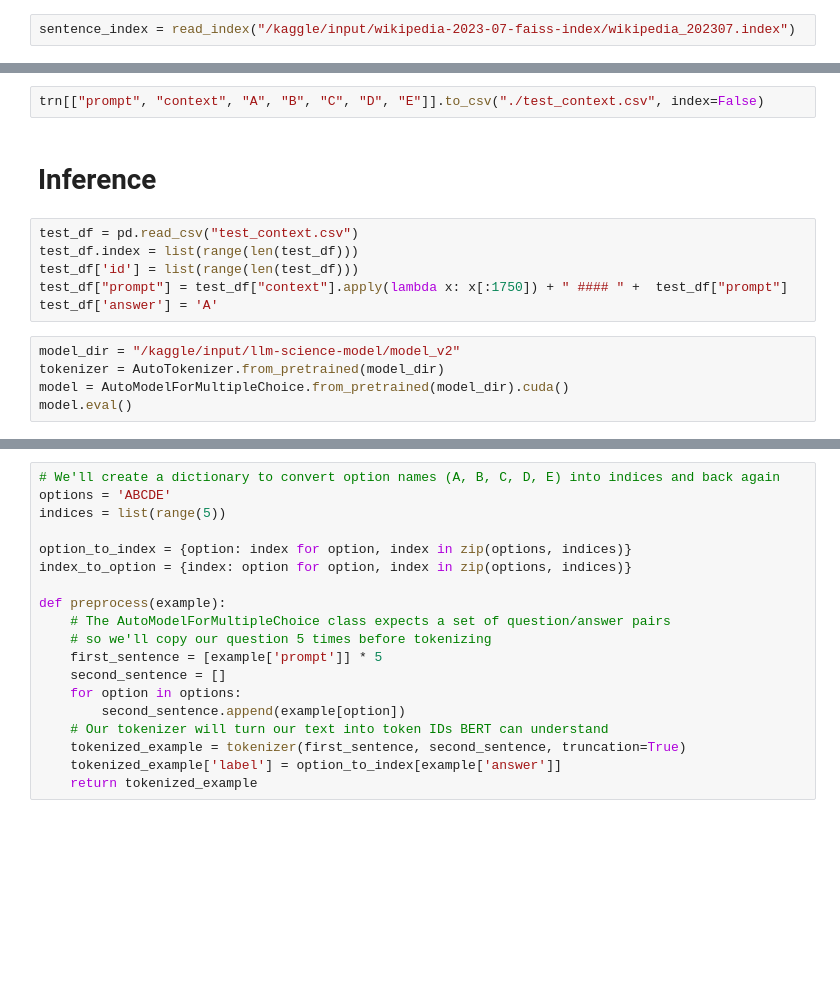
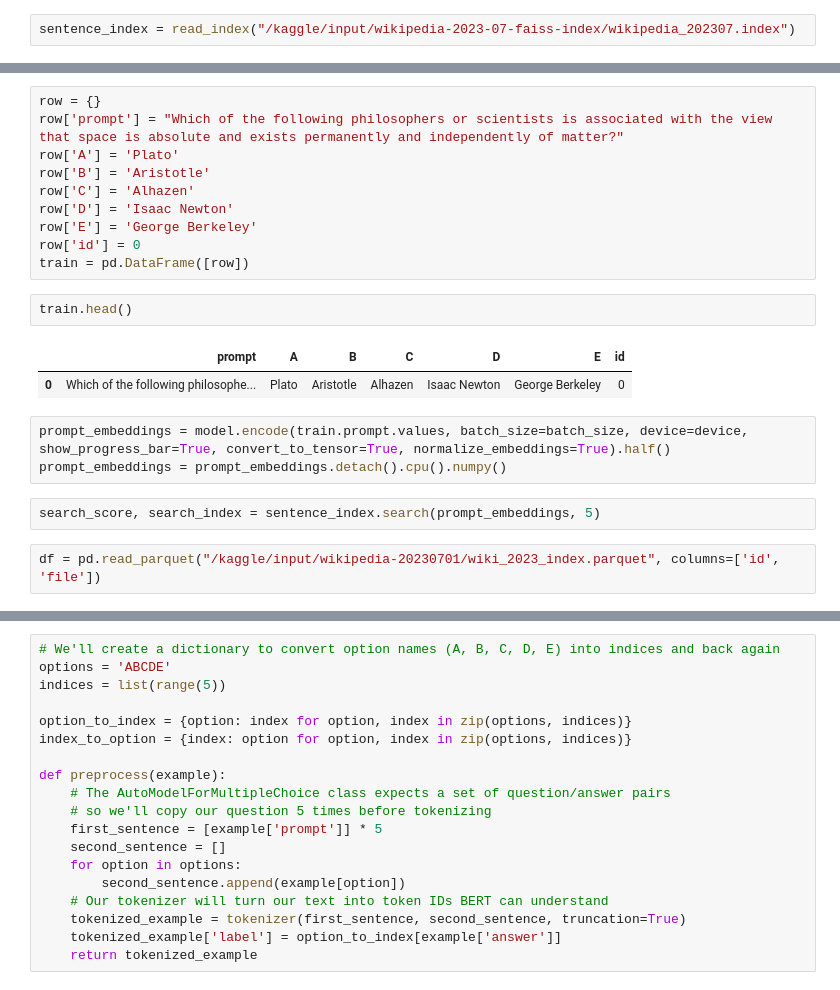
Before and after one commit to heyyviv/LLM-science-exam, a Jupyter notebook: llm-science-p3-submission.ipynb, the cells around one changed output, grey strips where cells are left out. Cells and saved outputs as stored; diff of their text form; blank space fills up the shorter version.

```diff
--- a/llm-science-p3-submission.ipynb
+++ b/llm-science-p3-submission.ipynb
@@ -258,15 +66,22 @@ trn['context'] = contexts
-# %%
-trn[["prompt", "context", "A", "B", "C", "D", "E"]].to_csv("./test_context.csv", index=False)
-# %% [markdown]
-# Inference
-# %%
-test_df = pd.read_csv("test_context.csv")
-test_df.index = list(range(len(test_df)))
-test_df['id'] = list(range(len(test_df)))
-test_df["prompt"] = test_df["context"].apply(lambda x: x[:1750]) + " #### " +  test_df["prompt"]
-test_df['answer'] = 'A'
-# %%
-model_dir = "/kaggle/input/llm-science-model/model_v2"
-tokenizer = AutoTokenizer.from_pretrained(model_dir)
-model = AutoModelForMultipleChoice.from_pretrained(model_dir).cuda()
-model.eval()
+# %%
+row = {}
+row['prompt'] = "Which of the following philosophers or scientists is associated with the view that space is absolute and exists permanently and independently of matter?"
+row['A'] = 'Plato'
+row['B'] = 'Aristotle'
+row['C'] = 'Alhazen'
+row['D'] = 'Isaac Newton'
+row['E'] = 'George Berkeley'
+row['id'] = 0
+train = pd.DataFrame([row])
+# %%
+train.head()
+# %% [output]
+|  | prompt | A | B | C | D | E | id |
+| 0 | Which of the following philosophe... | Plato | Aristotle | Alhazen | Isaac Newton | George Berkeley | 0 |
+# %%
+prompt_embeddings = model.encode(train.prompt.values, batch_size=batch_size, device=device, show_progress_bar=True, convert_to_tensor=True, normalize_embeddings=True).half()
+prompt_embeddings = prompt_embeddings.detach().cpu().numpy()
+# %%
+search_score, search_index = sentence_index.search(prompt_embeddings, 5)
+# %%
+df = pd.read_parquet("/kaggle/input/wikipedia-20230701/wiki_2023_index.parquet", columns=['id', 'file'])
```
Also changed, not shown: parts of 46 cells of this notebook, 4 other files.
